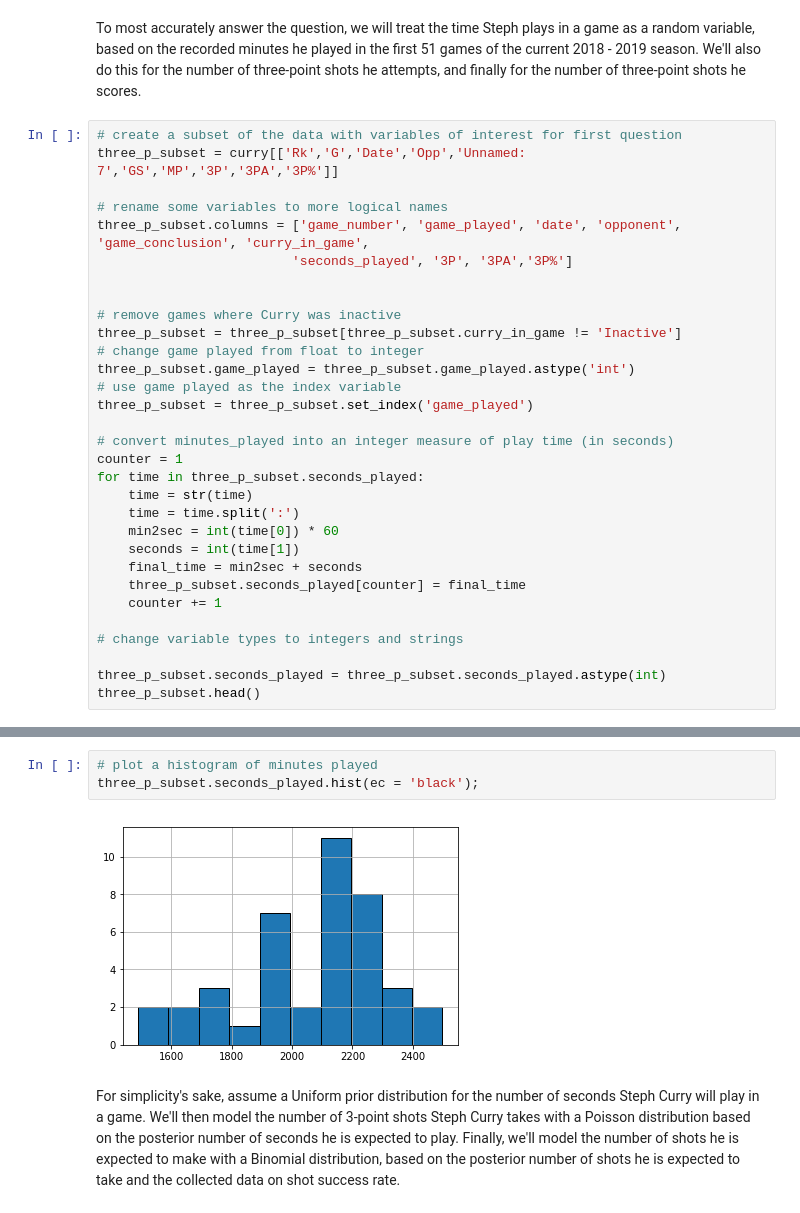
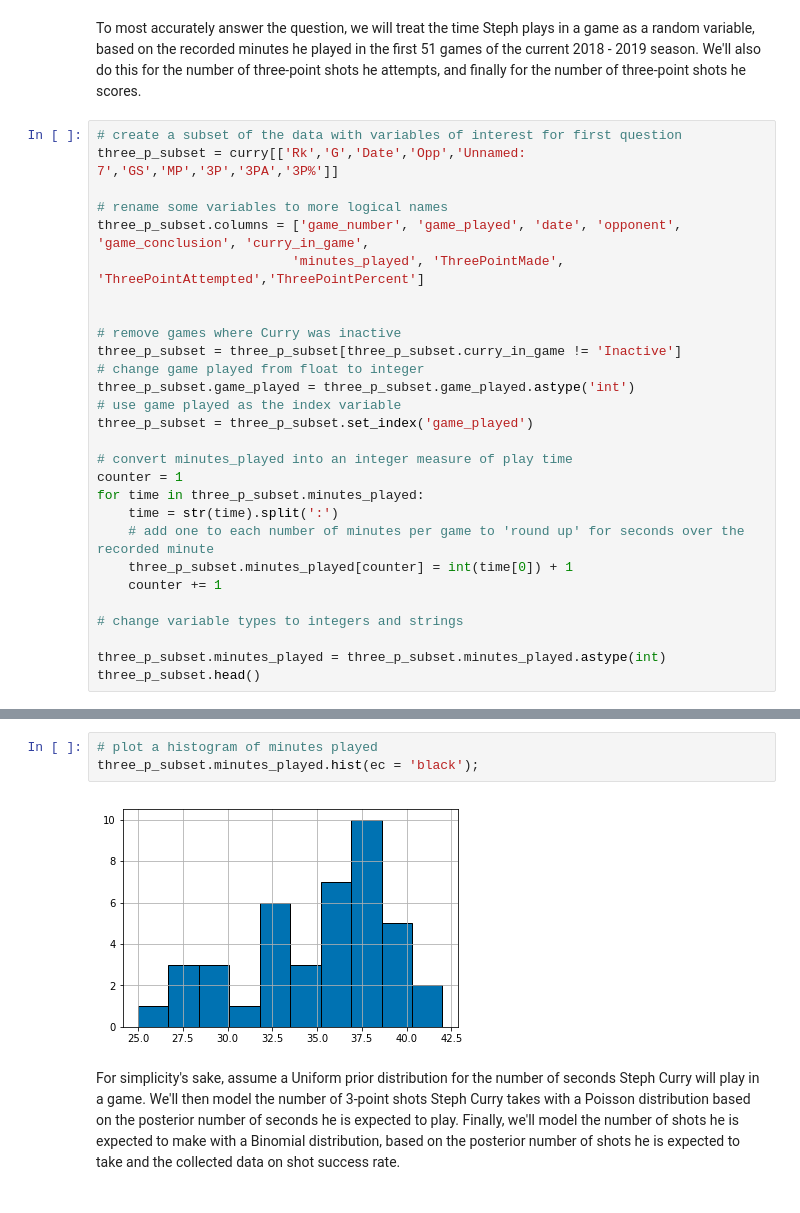
Before and after one commit to gredellm/python-intro-stats-sp, a Jupyter notebook: Bayesian Three-Point Contest.ipynb, the cells around one changed output, grey strips where cells are left out. Cells and saved outputs as stored; diff of their text form.

```diff
--- a/Bayesian Three-Point Contest.ipynb
+++ b/Bayesian Three-Point Contest.ipynb
@@ -29,7 +29,7 @@ three_p_subset = curry[['Rk','G','Date','Opp','Unnamed: 7','GS','MP','3P','3PA',
 
 # rename some variables to more logical names
 three_p_subset.columns = ['game_number', 'game_played', 'date', 'opponent', 'game_conclusion', 'curry_in_game',
-                         'seconds_played', '3P', '3PA','3P%']
+                         'minutes_played', 'ThreePointMade', 'ThreePointAttempted','ThreePointPercent']
 
 
 # remove games where Curry was inactive
@@ -39,20 +39,17 @@ three_p_subset.game_played = three_p_subset.game_played.astype('int')
 # use game played as the index variable
 three_p_subset = three_p_subset.set_index('game_played')
 
-# convert minutes_played into an integer measure of play time (in seconds)
+# convert minutes_played into an integer measure of play time
 counter = 1
-for time in three_p_subset.seconds_played:
-    time = str(time)
-    time = time.split(':')
-    min2sec = int(time[0]) * 60
-    seconds = int(time[1])
-    final_time = min2sec + seconds
-    three_p_subset.seconds_played[counter] = final_time
+for time in three_p_subset.minutes_played:
+    time = str(time).split(':')
+    # add one to each number of minutes per game to 'round up' for seconds over the recorded minute
+    three_p_subset.minutes_played[counter] = int(time[0]) + 1
     counter += 1
 
 # change variable types to integers and strings
 
-three_p_subset.seconds_played = three_p_subset.seconds_played.astype(int)
+three_p_subset.minutes_played = three_p_subset.minutes_played.astype(int)
 three_p_subset.head()
 # %% [output]
 A value is trying to be set on a copy of a slice from a DataFrame
@@ -68,8 +65,8 @@ See the caveats in the documentation: http://pandas.pydata.org/pandas-docs/stabl
 # %%
 # plot a histogram of minutes played
-three_p_subset.seconds_played.hist(ec = 'black');
+three_p_subset.minutes_played.hist(ec = 'black');
 # %% [output]
-[figure, old version]
+[figure, new version]
 # %% [markdown]
 For simplicity's sake, assume a Uniform prior distribution for the number of seconds Steph Curry will play in a game. We'll then model the number of 3-point shots Steph Curry takes with a Poisson distribution based on the posterior number of seconds he is expected to play. Finally, we'll model the number of shots he is expected to make with a Binomial distribution, based on the posterior number of shots he is expected to take and the collected data on shot success rate.
 # %%
```
Also changed, not shown: parts of 6 cells of this notebook.
